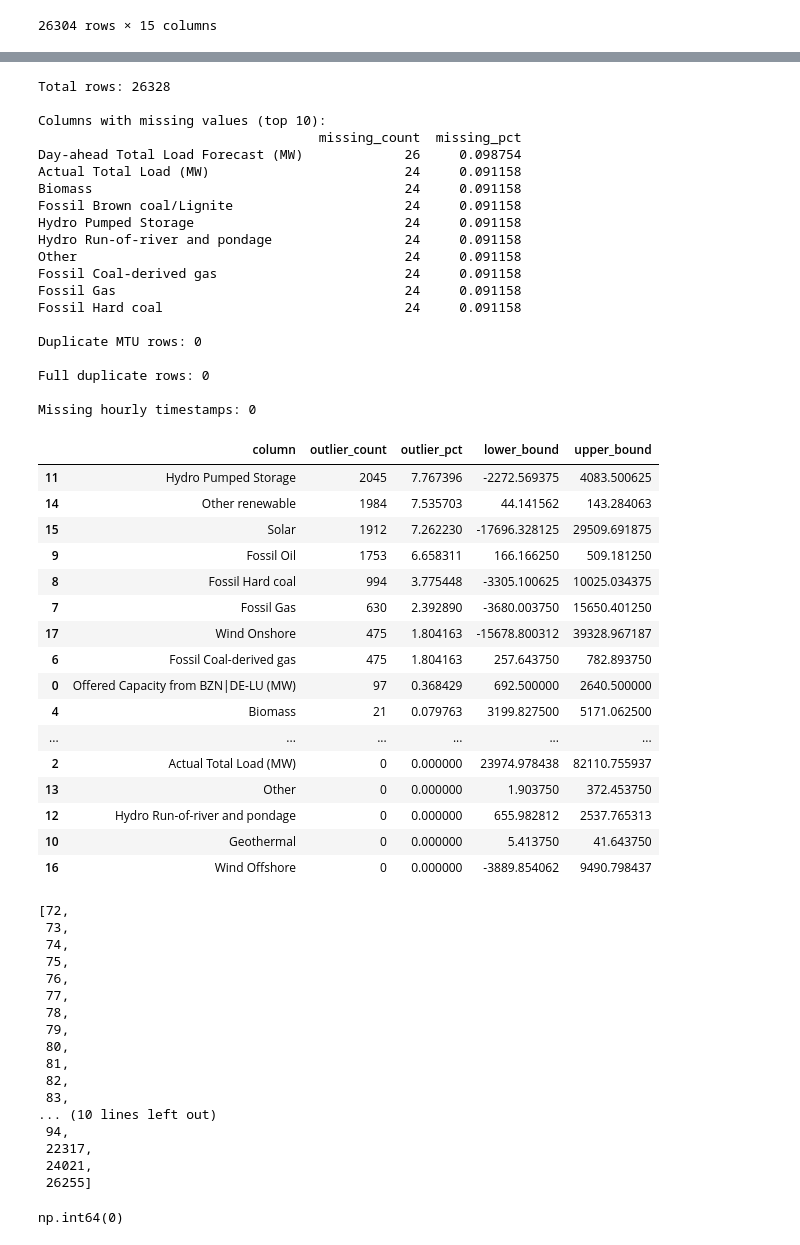
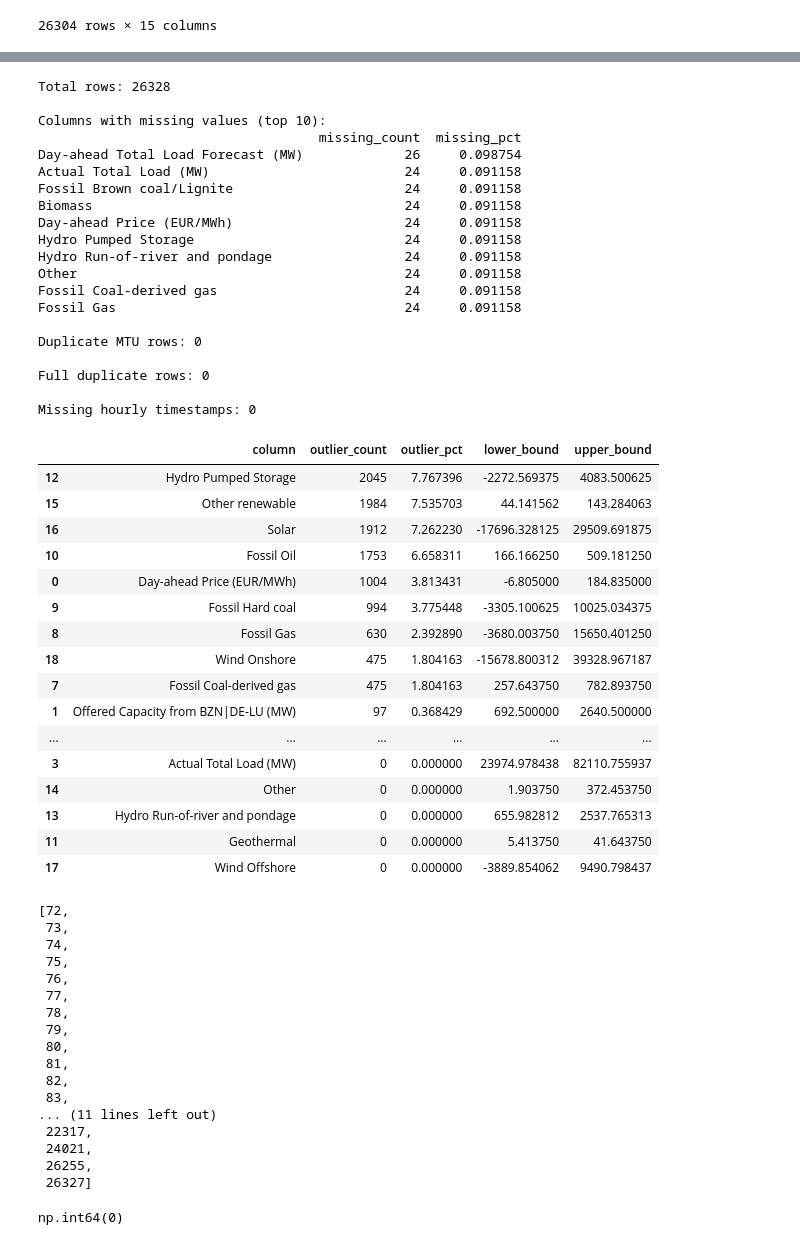
Before and after one commit to Nikshay-Jain/eu-power-fair-value, a Jupyter notebook: nb.ipynb, the cells around one changed output, grey strips where cells are left out. Saved outputs shown, nothing was run; the diff lists cells and outputs as text; code cells hidden in the pictures.

Commit message:
included day-ahead prices

```diff
--- a/nb.ipynb
+++ b/nb.ipynb
@@ -18,10 +18,12 @@ def load_and_stack_data(zip_path):
 gen_path = 'data\generation.zip'
 load_path = 'data\load.zip'
 market_path = 'data\market.zip'
+prices_path = 'data\prices.zip'
 
 gen_data = load_and_stack_data(gen_path)
 load_data = load_and_stack_data(load_path)
 market_data = load_and_stack_data(market_path)
+prices_data = load_and_stack_data(prices_path)
 # %%
 def enforce_hourly_granularity(df, value_columns):
     """
@@ -282,0 +301,5 @@ gen_hourly
+# %%
+prices_data = prices_data[prices_data['Sequence'] == 'Sequence Sequence 1']
+prices_data.drop(columns=['Area', 'Sequence', 'Intraday Period (UTC)', 'Intraday Price (EUR/MWh)'], inplace=True)
+prices_data.reset_index(drop=True, inplace=True)
+prices_data
@@ -282,0 +324,6 @@ gen_hourly
+# %%
+value_cols = [
+    'Day-ahead Price (EUR/MWh)'
+]
+prices_hourly = enforce_hourly_granularity(prices_data, value_cols)
+prices_hourly
@@ -300,7 +361,7 @@ def merge_on_mtu_union(dfs, mtu_col="MTU (UTC)"):
     )
 
 df_merged = merge_on_mtu_union(
-    [market_hourly, load_hourly, gen_hourly],
+    [prices_hourly, market_hourly, load_hourly, gen_hourly],
     mtu_col="MTU (UTC)"
 )
 
@@ -323,24 +384,6 @@ df_merged
 # %%
 import numpy as np
 from typing import Dict, Any, List
-
-def _contiguous_ranges(sorted_idx: List[pd.Timestamp]) -> List[tuple]:
-    """Convert sorted timestamps (or ints) to contiguous ranges (start, end, length)."""
-    if len(sorted_idx) == 0:
-        return []
-    ranges = []
-    start = prev = sorted_idx[0]
-    length = 1
-    for x in sorted_idx[1:]:
-        if (x - prev) == (x.freq if hasattr(x, "freq") else pd.Timedelta(hours=1)):
-            prev = x
-            length += 1
-            continue
-        ranges.append((start, prev, length))
-        start = prev = x
-        length = 1
-    ranges.append((start, prev, length))
-    return ranges
 
 def generate_qa_report(df: pd.DataFrame,
                        mtu_col: str = "MTU (UTC)",
@@ -530,51 +573,51 @@ def generate_qa_report(df: pd.DataFrame,
 
     return report
 
 report = generate_qa_report(df_merged, mtu_col="MTU (UTC)", output_prefix="qa_report")
 print(report["summary_text"])
 # Inspect detailed tables:
 report["missing_by_column"].head(50)
 report["missing_blocks"]
 report["duplicate_mtu_sample"]
 report["outlier_summary"].head(50)
 # %% [output]
 Total rows: 26328
 
 Columns with missing values (top 10):
                                     missing_count  missing_pct
 Day-ahead Total Load Forecast (MW)             26     0.098754
 Actual Total Load (MW)                         24     0.091158
+Fossil Brown coal/Lignite                      24     0.091158
 Biomass                                        24     0.091158
-Fossil Brown coal/Lignite                      24     0.091158
+Day-ahead Price (EUR/MWh)                      24     0.091158
 Hydro Pumped Storage                           24     0.091158
 Hydro Run-of-river and pondage                 24     0.091158
 Other                                          24     0.091158
 Fossil Coal-derived gas                        24     0.091158
 Fossil Gas                                     24     0.091158
-Fossil Hard coal                               24     0.091158
 
 Duplicate MTU rows: 0
 
 Full duplicate rows: 0
 
 Missing hourly timestamps: 0
 |  | column | outlier_count | outlier_pct | lower_bound | upper_bound |
-| 11 | Hydro Pumped Storage | 2045 | 7.767396 | -2272.569375 | 4083.500625 |
-| 14 | Other renewable | 1984 | 7.535703 | 44.141562 | 143.284063 |
-| 15 | Solar | 1912 | 7.262230 | -17696.328125 | 29509.691875 |
-| 9 | Fossil Oil | 1753 | 6.658311 | 166.166250 | 509.181250 |
-| 8 | Fossil Hard coal | 994 | 3.775448 | -3305.100625 | 10025.034375 |
-| 7 | Fossil Gas | 630 | 2.392890 | -3680.003750 | 15650.401250 |
-| 17 | Wind Onshore | 475 | 1.804163 | -15678.800312 | 39328.967187 |
-| 6 | Fossil Coal-derived gas | 475 | 1.804163 | 257.643750 | 782.893750 |
-| 0 | Offered Capacity from BZN|DE-LU (MW) | 97 | 0.368429 | 692.500000 | 2640.500000 |
-| 4 | Biomass | 21 | 0.079763 | 3199.827500 | 5171.062500 |
+| 12 | Hydro Pumped Storage | 2045 | 7.767396 | -2272.569375 | 4083.500625 |
+| 15 | Other renewable | 1984 | 7.535703 | 44.141562 | 143.284063 |
+| 16 | Solar | 1912 | 7.262230 | -17696.328125 | 29509.691875 |
+| 10 | Fossil Oil | 1753 | 6.658311 | 166.166250 | 509.181250 |
+| 0 | Day-ahead Price (EUR/MWh) | 1004 | 3.813431 | -6.805000 | 184.835000 |
+| 9 | Fossil Hard coal | 994 | 3.775448 | -3305.100625 | 10025.034375 |
+| 8 | Fossil Gas | 630 | 2.392890 | -3680.003750 | 15650.401250 |
+| 18 | Wind Onshore | 475 | 1.804163 | -15678.800312 | 39328.967187 |
+| 7 | Fossil Coal-derived gas | 475 | 1.804163 | 257.643750 | 782.893750 |
+| 1 | Offered Capacity from BZN|DE-LU (MW) | 97 | 0.368429 | 692.500000 | 2640.500000 |
 | ... | ... | ... | ... | ... | ... |
-| 2 | Actual Total Load (MW) | 0 | 0.000000 | 23974.978438 | 82110.755937 |
-| 13 | Other | 0 | 0.000000 | 1.903750 | 372.453750 |
-| 12 | Hydro Run-of-river and pondage | 0 | 0.000000 | 655.982812 | 2537.765313 |
-| 10 | Geothermal | 0 | 0.000000 | 5.413750 | 41.643750 |
-| 16 | Wind Offshore | 0 | 0.000000 | -3889.854062 | 9490.798437 |
+| 3 | Actual Total Load (MW) | 0 | 0.000000 | 23974.978438 | 82110.755937 |
+| 14 | Other | 0 | 0.000000 | 1.903750 | 372.453750 |
+| 13 | Hydro Run-of-river and pondage | 0 | 0.000000 | 655.982812 | 2537.765313 |
+| 11 | Geothermal | 0 | 0.000000 | 5.413750 | 41.643750 |
+| 17 | Wind Offshore | 0 | 0.000000 | -3889.854062 | 9490.798437 |
 # %%
 df_merged[df_merged.isnull().any(axis=1)].index.tolist()
 # %% [output]
@@ -590,11 +633,11 @@ df_merged[df_merged.isnull().any(axis=1)].index.tolist()
  81,
  82,
  83,
-... (10 lines left out)
- 94,
+... (11 lines left out)
  22317,
  24021,
- 26255]
+ 26255,
+ 26327]
 # %%
 def impute_energy_ts(df, mtu_col):
     out = df.copy()
```
Also changed, not shown: parts of 4 cells of this notebook, 12 other files.
